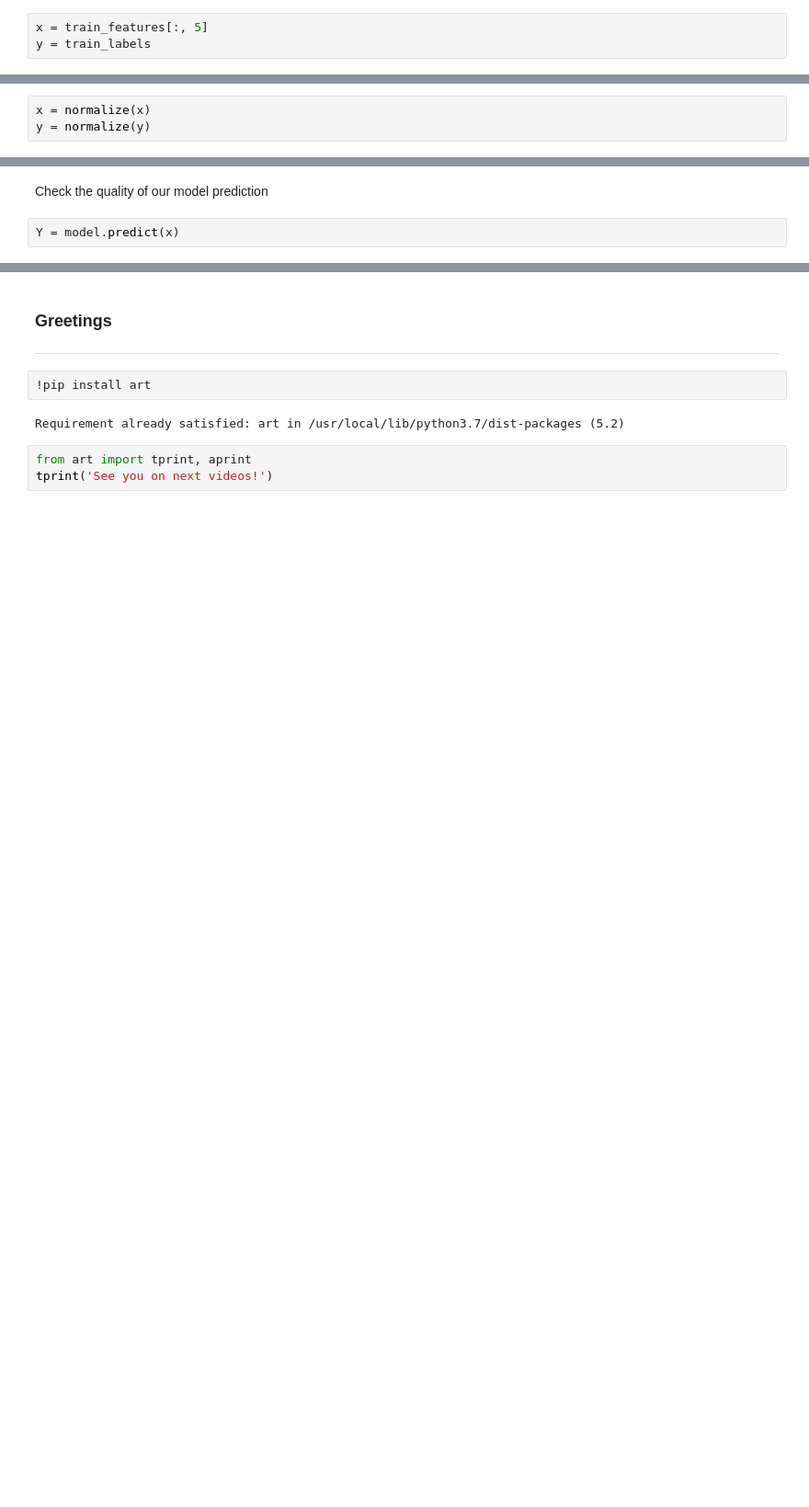
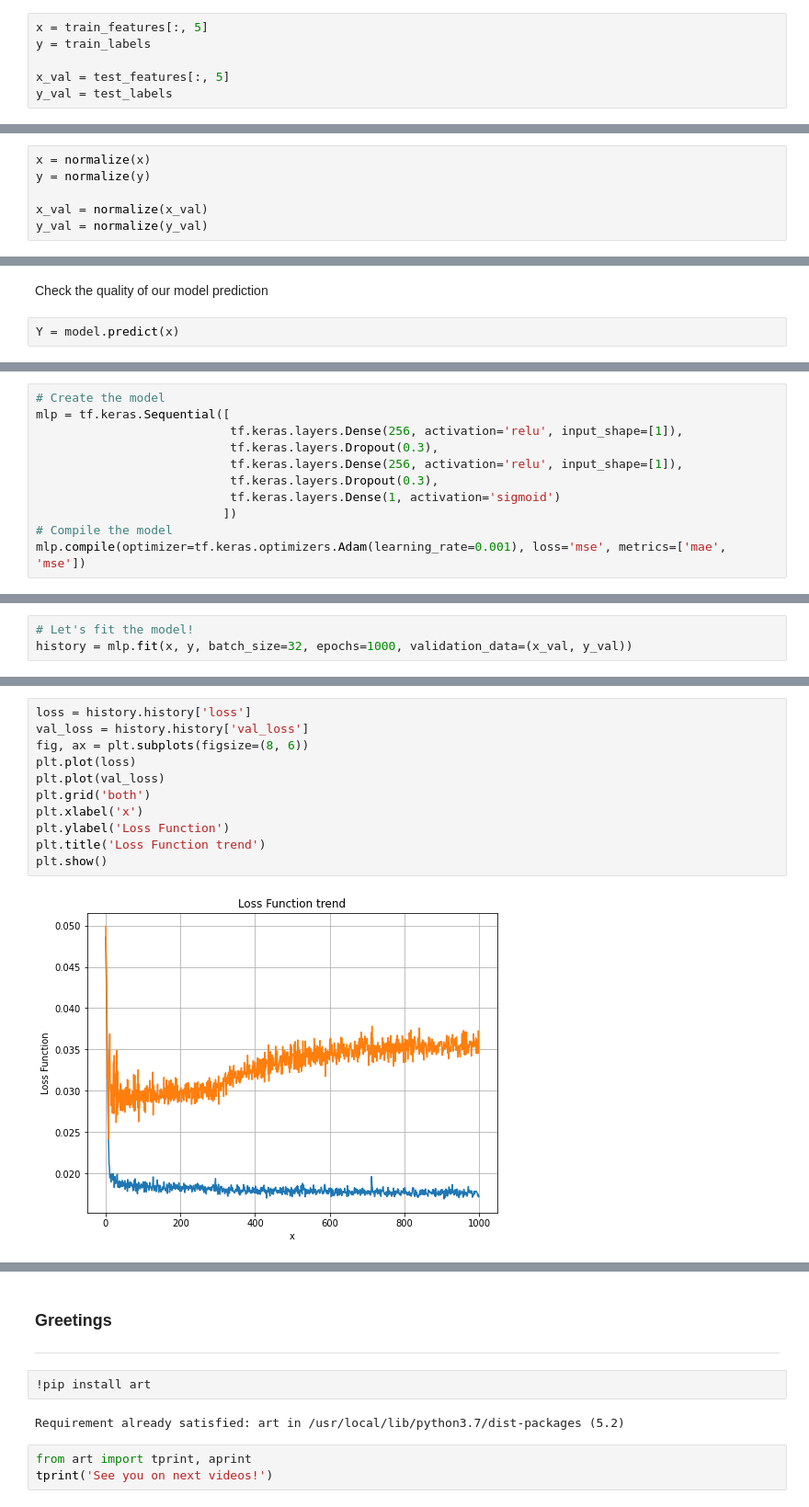
Before and after one commit to GitMarco27/TMML, a Jupyter notebook: 001_First_Net.ipynb, the cells around one changed output, grey strips where cells are left out. Shown: that part at 92% size. Saved outputs shown, nothing was run; the diff lists cells and outputs as text; blank space fills up the shorter version.

```diff
--- a/001_First_Net.ipynb
+++ b/001_First_Net.ipynb
@@ -114,6 +132,9 @@ def normalize(x):
 # %%
 x = train_features[:, 5]
 y = train_labels
+
+x_val = test_features[:, 5]
+y_val = test_labels
 # %% [markdown]
 Check the relationship between our feature (input) and label (output)
 # %%
@@ -131,6 +152,9 @@ It's a good idea to normalize our data
 # %%
 x = normalize(x)
 y = normalize(y)
+
+x_val = normalize(x_val)
+y_val = normalize(y_val)
 # %% [markdown]
 Let's create our first Machine Learning Model
 # %%
@@ -209,0 +237,11 @@ plt.show()
+# %%
+# Create the model
+mlp = tf.keras.Sequential([
+                           tf.keras.layers.Dense(256, activation='relu', input_shape=[1]),
+                           tf.keras.layers.Dropout(0.3),
+                           tf.keras.layers.Dense(256, activation='relu', input_shape=[1]),
+                           tf.keras.layers.Dropout(0.3),
+                           tf.keras.layers.Dense(1, activation='sigmoid')
+                          ])
+# Compile the model
+mlp.compile(optimizer=tf.keras.optimizers.Adam(learning_rate=0.001), loss='mse', metrics=['mae', 'mse'])
@@ -209,0 +271,3 @@ plt.show()
+# %%
+# Let's fit the model!
+history = mlp.fit(x, y, batch_size=32, epochs=1000, validation_data=(x_val, y_val))
@@ -209,0 +292,13 @@ plt.show()
+# %%
+loss = history.history['loss']
+val_loss = history.history['val_loss']
+fig, ax = plt.subplots(figsize=(8, 6))
+plt.plot(loss)
+plt.plot(val_loss)
+plt.grid('both')
+plt.xlabel('x')
+plt.ylabel('Loss Function')
+plt.title('Loss Function trend')
+plt.show()
+# %% [output]
+[figure, added]
```
Also changed, not shown: parts of 22 cells of this notebook.
